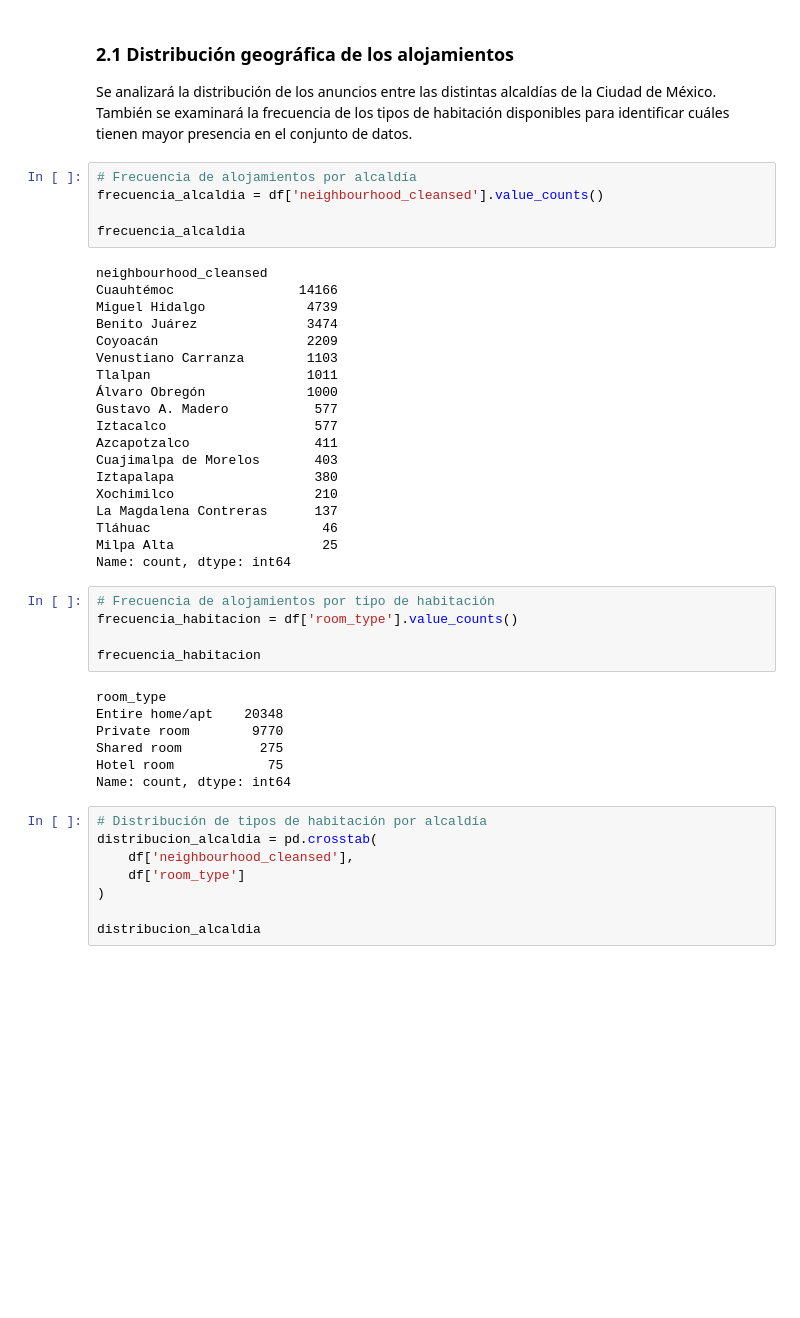
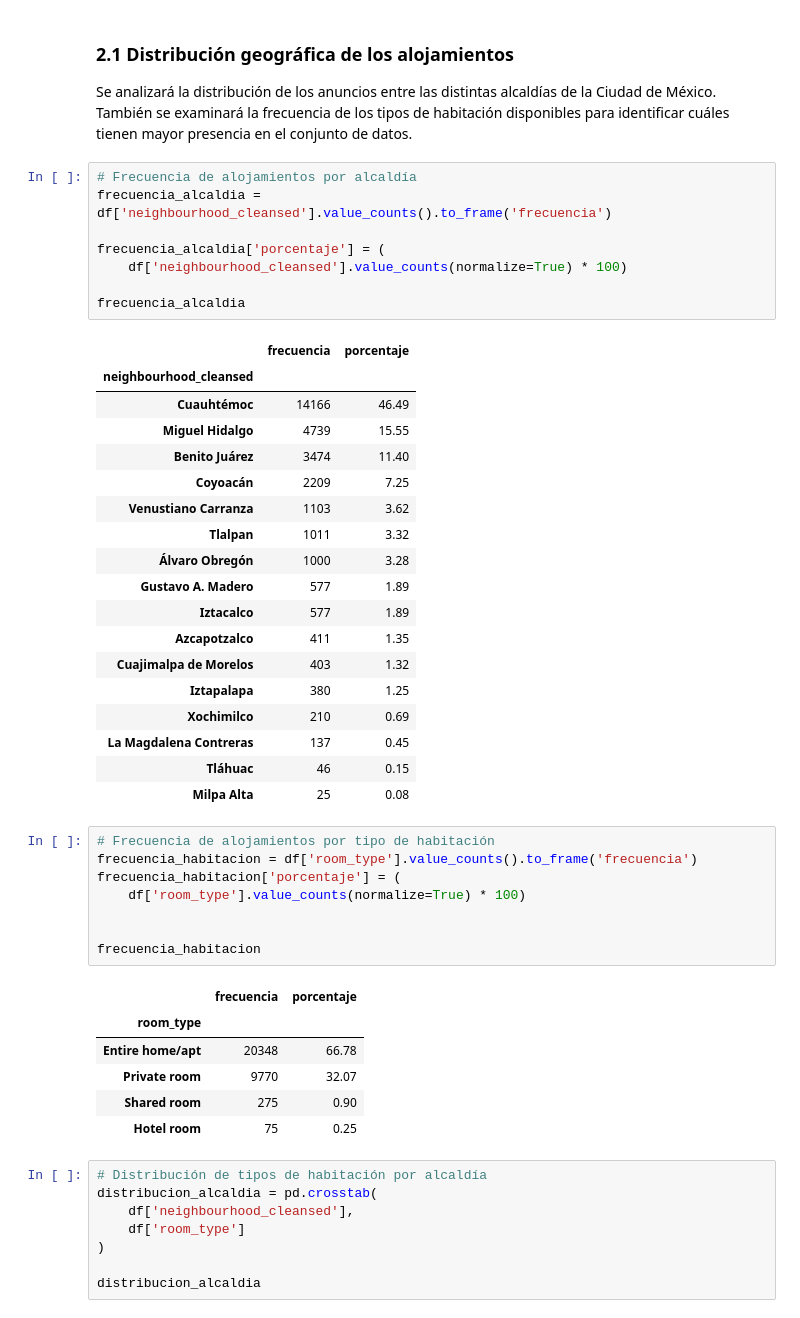
Before and after one commit to serpennskill/Proyecto_equipo_9, a Jupyter notebook: main.ipynb, the cells around one changed output. Saved outputs shown, nothing was run; the diff lists cells and outputs as text; blank space fills up the shorter version.

```diff
--- a/main.ipynb
+++ b/main.ipynb
@@ -69,40 +98,46 @@ Se utilizarán medidas de tendencia central, dispersión y posición, así como
 Se analizará la distribución de los anuncios entre las distintas alcaldías de la Ciudad de México. También se examinará la frecuencia de los tipos de habitación disponibles para identificar cuáles tienen mayor presencia en el conjunto de datos.
 # %%
 # Frecuencia de alojamientos por alcaldía
-frecuencia_alcaldia = df['neighbourhood_cleansed'].value_counts()
+frecuencia_alcaldia = df['neighbourhood_cleansed'].value_counts().to_frame('frecuencia')
+
+frecuencia_alcaldia['porcentaje'] = (
+    df['neighbourhood_cleansed'].value_counts(normalize=True) * 100)
 
 frecuencia_alcaldia
 # %% [output]
-neighbourhood_cleansed
-Cuauhtémoc                14166
-Miguel Hidalgo             4739
-Benito Juárez              3474
-Coyoacán                   2209
-Venustiano Carranza        1103
-Tlalpan                    1011
-Álvaro Obregón             1000
-Gustavo A. Madero           577
-Iztacalco                   577
-Azcapotzalco                411
-Cuajimalpa de Morelos       403
-Iztapalapa                  380
-Xochimilco                  210
-La Magdalena Contreras      137
-Tláhuac                      46
-Milpa Alta                   25
-Name: count, dtype: int64
+|  | frecuencia | porcentaje |
+| neighbourhood_cleansed |  |  |
+| Cuauhtémoc | 14166 | 46.49 |
+| Miguel Hidalgo | 4739 | 15.55 |
+| Benito Juárez | 3474 | 11.40 |
+| Coyoacán | 2209 | 7.25 |
+| Venustiano Carranza | 1103 | 3.62 |
+| Tlalpan | 1011 | 3.32 |
+| Álvaro Obregón | 1000 | 3.28 |
+| Gustavo A. Madero | 577 | 1.89 |
+| Iztacalco | 577 | 1.89 |
+| Azcapotzalco | 411 | 1.35 |
+| Cuajimalpa de Morelos | 403 | 1.32 |
+| Iztapalapa | 380 | 1.25 |
+| Xochimilco | 210 | 0.69 |
+| La Magdalena Contreras | 137 | 0.45 |
+| Tláhuac | 46 | 0.15 |
+| Milpa Alta | 25 | 0.08 |
 # %%
 # Frecuencia de alojamientos por tipo de habitación
-frecuencia_habitacion = df['room_type'].value_counts()
+frecuencia_habitacion = df['room_type'].value_counts().to_frame('frecuencia')
+frecuencia_habitacion['porcentaje'] = (
+    df['room_type'].value_counts(normalize=True) * 100)
+
 
 frecuencia_habitacion
 # %% [output]
-room_type
-Entire home/apt    20348
-Private room        9770
-Shared room          275
-Hotel room            75
-Name: count, dtype: int64
+|  | frecuencia | porcentaje |
+| room_type |  |  |
+| Entire home/apt | 20348 | 66.78 |
+| Private room | 9770 | 32.07 |
+| Shared room | 275 | 0.90 |
+| Hotel room | 75 | 0.25 |
 # %%
 # Distribución de tipos de habitación por alcaldía
 distribucion_alcaldia = pd.crosstab(
```
Also changed, not shown: parts of 30 cells of this notebook, 1 other file.
